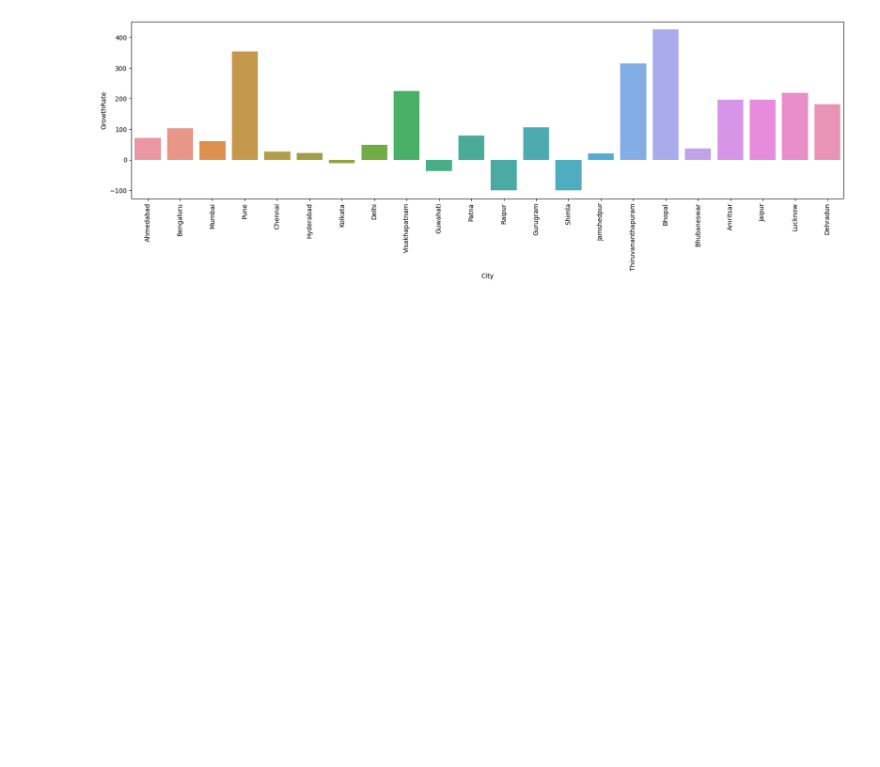
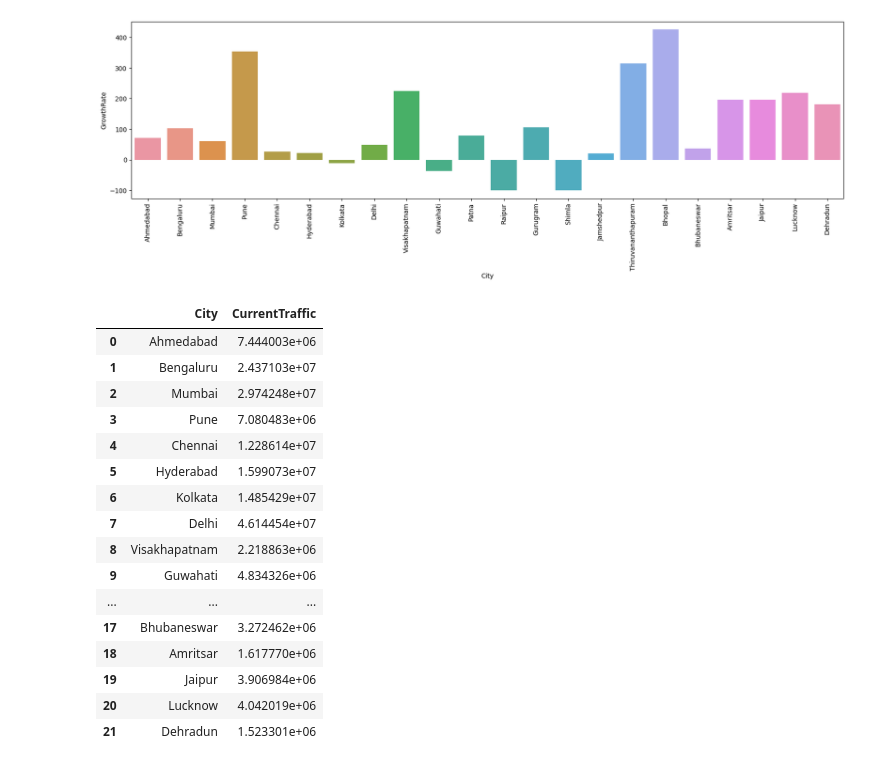
Before and after one commit to SakshatRao/R2_Data_Labs_Hackathon, a Jupyter notebook: CitySelection.ipynb, the cells around one changed output. Cells and saved outputs as stored; diff of their text form; code cells hidden in the pictures; blank space fills up the shorter version.

```diff
--- a/CitySelection.ipynb
+++ b/CitySelection.ipynb
@@ -882,3 +891,23 @@ plt.show()
 # %%
 most_growth_cities = all_traffic_df.sort_values("GrowthRate", ascending = False)
 most_growth_cities.to_csv('./Analysis_Outputs/most_growth_cities.csv', index = None)
+# %%
+airport_current_traffic_df
+# %% [output]
+|  | City | CurrentTraffic |
+| 0 | Ahmedabad | 7.444003e+06 |
+| 1 | Bengaluru | 2.437103e+07 |
+| 2 | Mumbai | 2.974248e+07 |
+| 3 | Pune | 7.080483e+06 |
+| 4 | Chennai | 1.228614e+07 |
+| 5 | Hyderabad | 1.599073e+07 |
+| 6 | Kolkata | 1.485429e+07 |
+| 7 | Delhi | 4.614454e+07 |
+| 8 | Visakhapatnam | 2.218863e+06 |
+| 9 | Guwahati | 4.834326e+06 |
+| ... | ... | ... |
+| 17 | Bhubaneswar | 3.272462e+06 |
+| 18 | Amritsar | 1.617770e+06 |
+| 19 | Jaipur | 3.906984e+06 |
+| 20 | Lucknow | 4.042019e+06 |
+| 21 | Dehradun | 1.523301e+06 |
```
Also changed, not shown: parts of 11 cells of this notebook, 14 other files.
